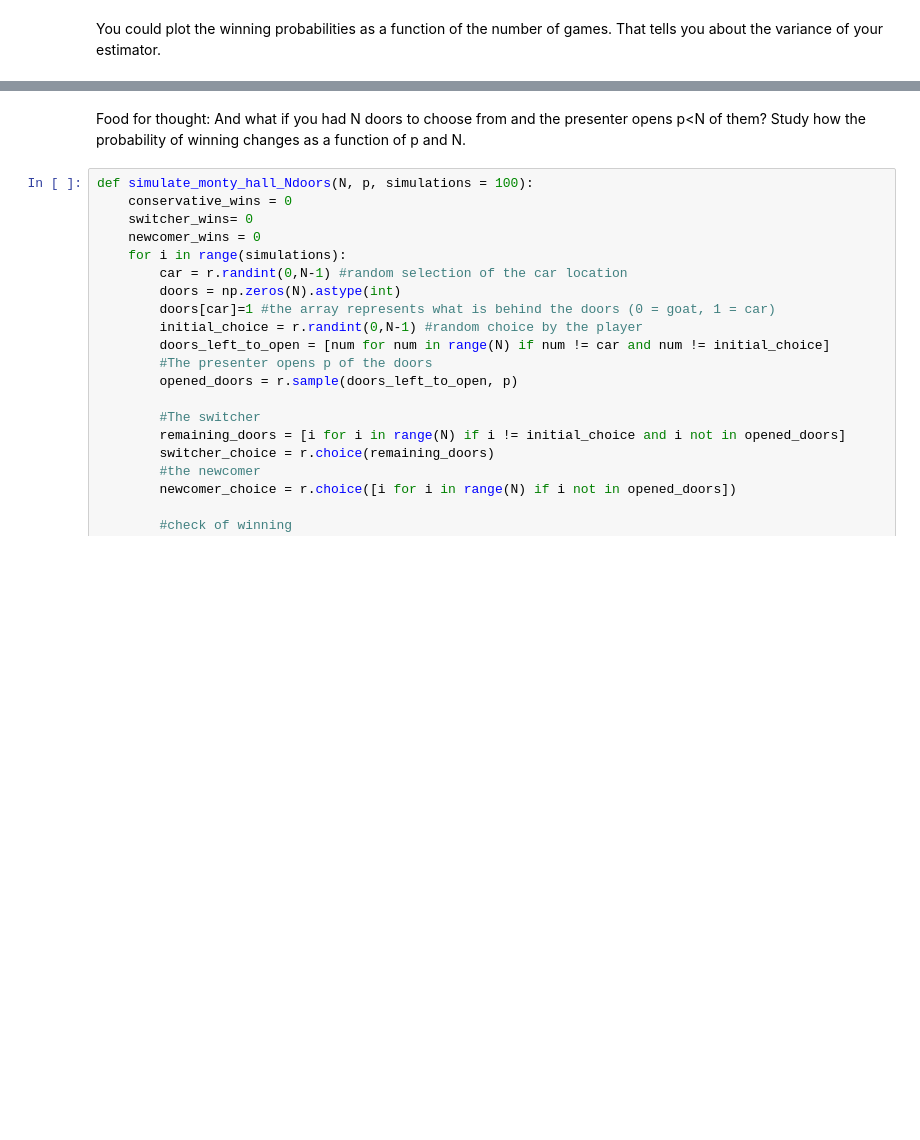
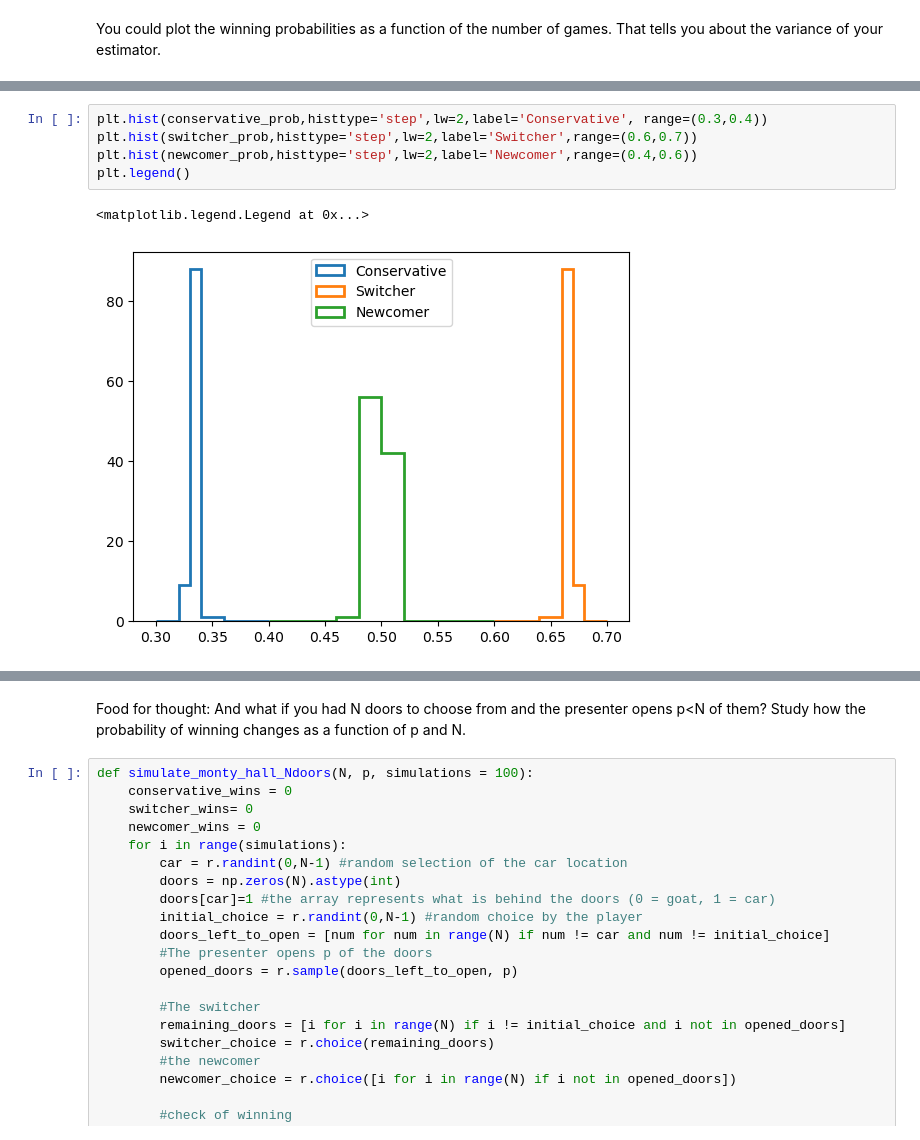
Before and after one commit to anna-tresoldi/astrostatistics_bicocca_2026, a Jupyter notebook: working/monty_hall_problem.ipynb, the cells around one changed output, grey strips where cells are left out. Drawn from its saved outputs; the diff is of its cells as text; blank space fills up the shorter version.

```diff
--- a/working/monty_hall_problem.ipynb
+++ b/working/monty_hall_problem.ipynb
@@ -68 +72,9 @@ plt.show()
+# %%
+plt.hist(conservative_prob,histtype='step',lw=2,label='Conservative', range=(0.3,0.4))
+plt.hist(switcher_prob,histtype='step',lw=2,label='Switcher',range=(0.6,0.7))
+plt.hist(newcomer_prob,histtype='step',lw=2,label='Newcomer',range=(0.4,0.6))
+plt.legend()
+# %% [output]
+<matplotlib.legend.Legend at 0x...>
+[figure, added]
 # %% [markdown]
```
Also changed, not shown: parts of 8 cells of this notebook, 1 other file.
